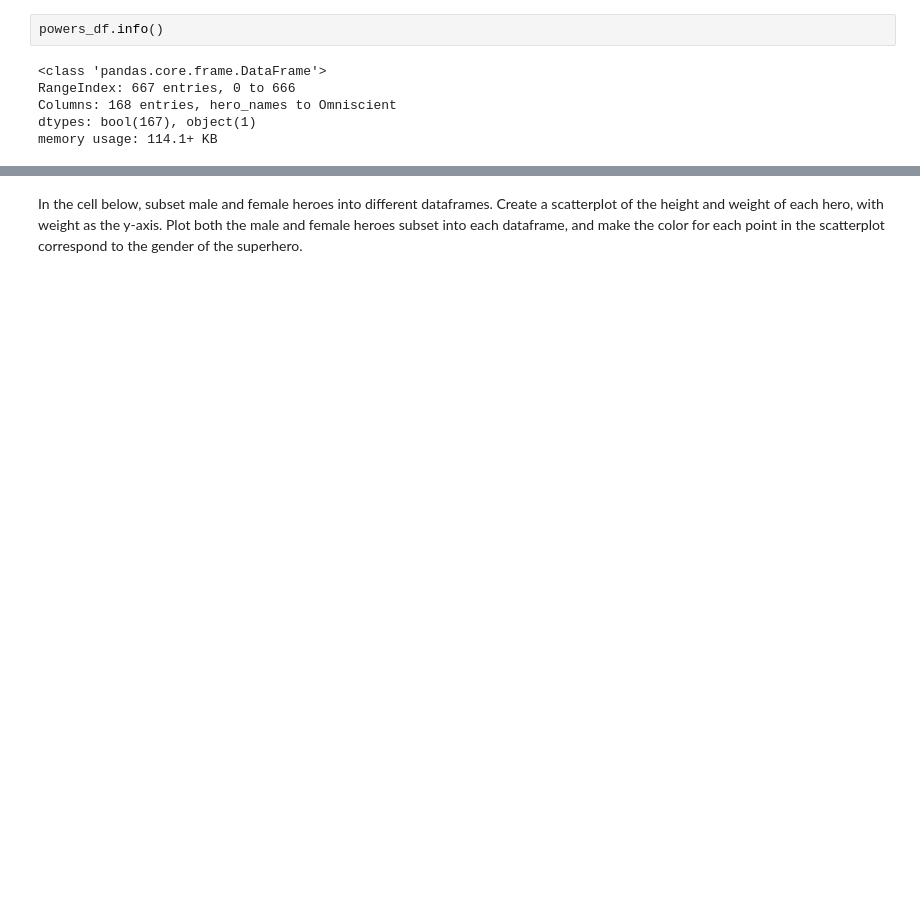
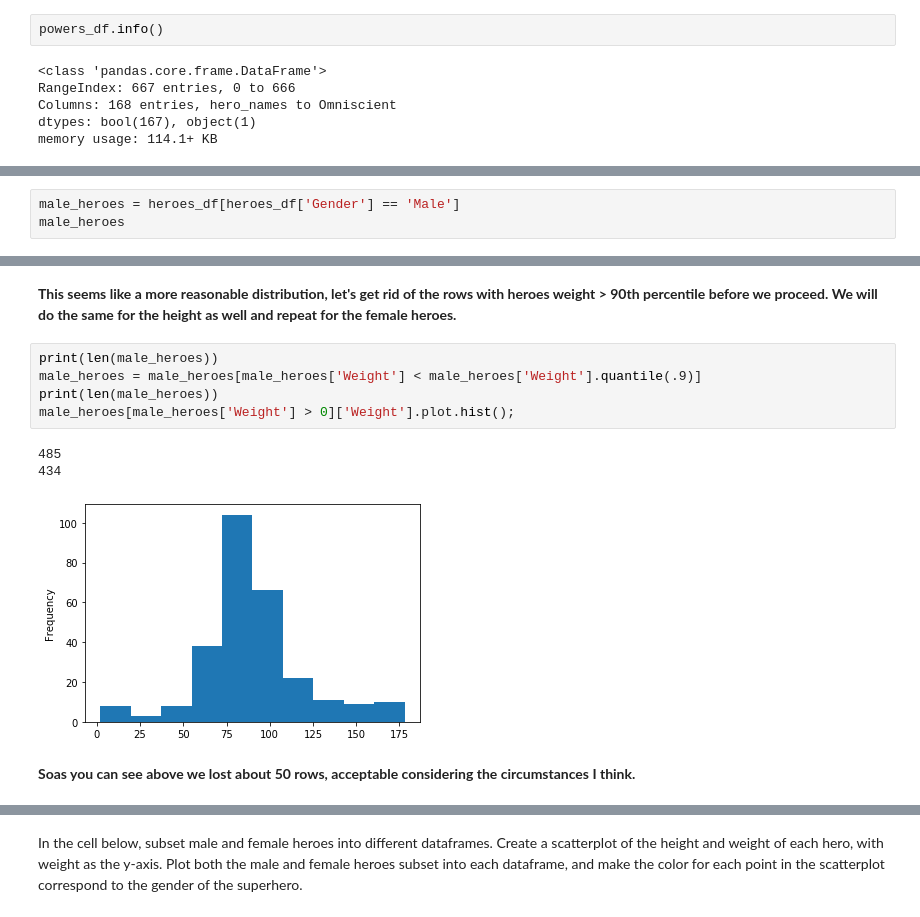
Before and after one commit to tcastanley/dsc-data-cleaning-project-onl01-dtsc-ft-052620, a Jupyter notebook: index.ipynb, the cells around one changed output, grey strips where cells are left out. Saved outputs shown, nothing was run; the diff lists cells and outputs as text; blank space fills up the shorter version.

```diff
--- a/index.ipynb
+++ b/index.ipynb
@@ -220,0 +216,3 @@ heroes_df[heroes_df['Weight'] == -99]
+# %%
+male_heroes = heroes_df[heroes_df['Gender'] == 'Male']
+male_heroes
@@ -220,0 +267,13 @@ heroes_df[heroes_df['Weight'] == -99]
+# %% [markdown]
+**This seems like a more reasonable distribution, let's get rid of the rows with heroes weight > 90th percentile before we proceed. We will do the same for the height as well and repeat for the female heroes.**
+# %%
+print(len(male_heroes))
+male_heroes = male_heroes[male_heroes['Weight'] < male_heroes['Weight'].quantile(.9)]
+print(len(male_heroes))
+male_heroes[male_heroes['Weight'] > 0]['Weight'].plot.hist();
+# %% [output]
+485
+434
+[figure, added]
+# %% [markdown]
+**Soas you can see above we lost about 50 rows, acceptable considering the circumstances I think.**
```
Also changed, not shown: parts of 42 cells of this notebook.
